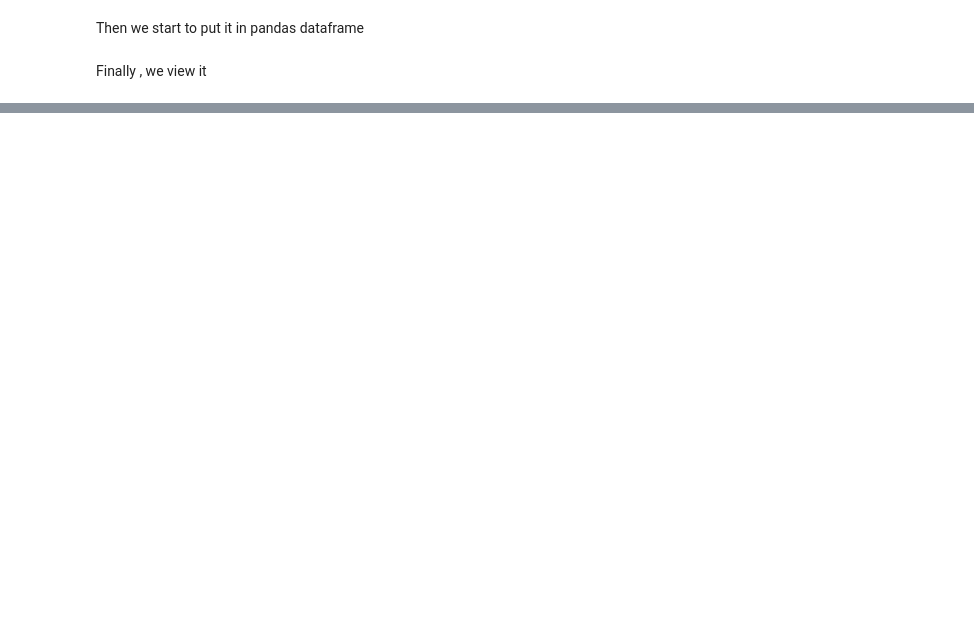
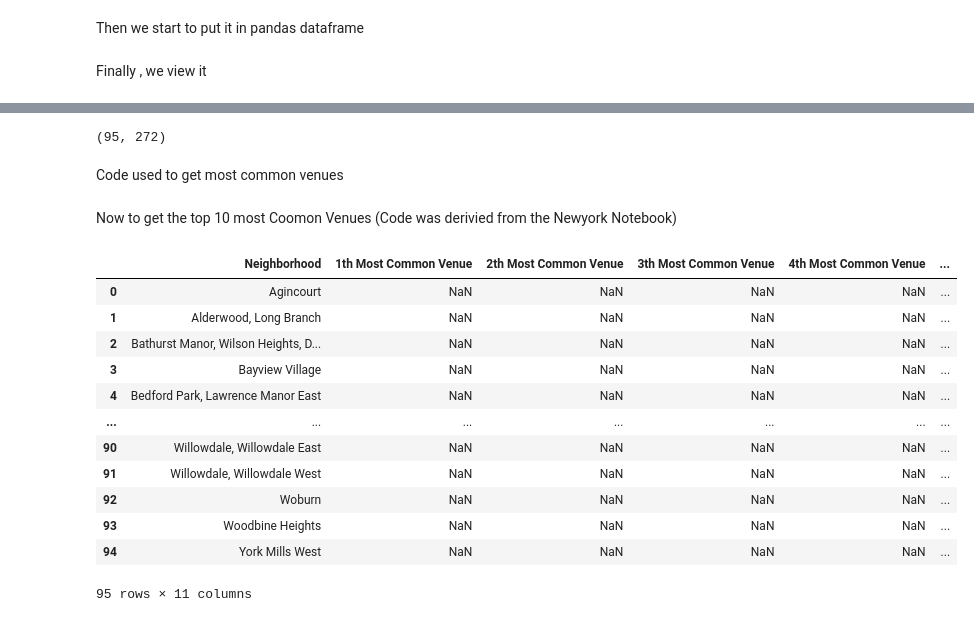
Before and after one commit to MinaRashad/Coursera_Capstone, a Jupyter notebook: Toronto_neighbourhoods.ipynb, the cells around one changed output, grey strips where cells are left out. Cells and saved outputs as stored; diff of their text form; code cells hidden in the pictures; blank space fills up the shorter version.

```diff
--- a/Toronto_neighbourhoods.ipynb
+++ b/Toronto_neighbourhoods.ipynb
@@ -73,0 +99,18 @@ df.head()
+# %%
+# create map using latitude and longitude values
+torontoMap = folium.Map(location=[latitude, longitude], zoom_start=10.5)
+
+# add markers to map
+for lat, lng, label in zip(df['Latitude'], df['Longitude'], df['Neighborhood']):
+    label = folium.Popup(label, parse_html=True)
+    folium.CircleMarker(
+        [lat, lng],
+        radius=5,
+        popup=label,
+        color='blue',
+        fill=True,
+        fill_color='#3186cc',
+        fill_opacity=0.7,
+        parse_html=False).add_to(torontoMap)
+
+torontoMap
@@ -73,0 +173,8 @@ df.head()
+# %%
+# Now we create one hot encoding
+toronto_onehot = pd.get_dummies(torontoVenues[["Venue Category"]])
+toronto_onehot['Neighborhood']=torontoVenues["Neighborhood"]
+fixedColumns = [toronto_onehot.columns[-1]]+list(toronto_onehot.columns[:-1])
+toronto_onehot=toronto_onehot[fixedColumns]
+
+toronto_onehot.head()
@@ -73,0 +193,3 @@ df.head()
+# %%
+toronto_grouped = toronto_onehot.groupby("Neighborhood").mean().reset_index()
+toronto_grouped
@@ -73,0 +211,6 @@ df.head()
+# %%
+toronto_grouped.shape
+# %% [output]
+(95, 272)
+# %% [markdown]
+Code used to get most common venues
@@ -73,0 +223,26 @@ df.head()
+# %% [markdown]
+Now to get the top 10 most Coomon Venues (Code was derivied from the Newyork Notebook)
+# %%
+columns = ['Neighborhood']
+for ind in np.arange(10):
+    try:
+        columns.append('{}{} Most Common Venue'.format(ind+1, indicators[ind]))
+    except:
+        columns.append('{}th Most Common Venue'.format(ind+1))
+neighborhood_Venues_Sorted = pd.DataFrame(columns=columns)
+neighborhood_Venues_Sorted["Neighborhood"] = toronto_grouped.index
+neighborhood_Venues_Sorted
+# %% [output]
+|  | Neighborhood | 1th Most Common Venue | 2th Most Common Venue | 3th Most Common Venue | 4th Most Common Venue | ... |
+| 0 | Agincourt | NaN | NaN | NaN | NaN | ... |
+| 1 | Alderwood, Long Branch | NaN | NaN | NaN | NaN | ... |
+| 2 | Bathurst Manor, Wilson Heights, D... | NaN | NaN | NaN | NaN | ... |
+| 3 | Bayview Village | NaN | NaN | NaN | NaN | ... |
+| 4 | Bedford Park, Lawrence Manor East | NaN | NaN | NaN | NaN | ... |
+| ... | ... | ... | ... | ... | ... | ... |
+| 90 | Willowdale, Willowdale East | NaN | NaN | NaN | NaN | ... |
+| 91 | Willowdale, Willowdale West | NaN | NaN | NaN | NaN | ... |
+| 92 | Woburn | NaN | NaN | NaN | NaN | ... |
+| 93 | Woodbine Heights | NaN | NaN | NaN | NaN | ... |
+| 94 | York Mills West | NaN | NaN | NaN | NaN | ... |
+95 rows × 11 columns
```
Also changed, not shown: parts of 28 cells of this notebook, 2 other files.
